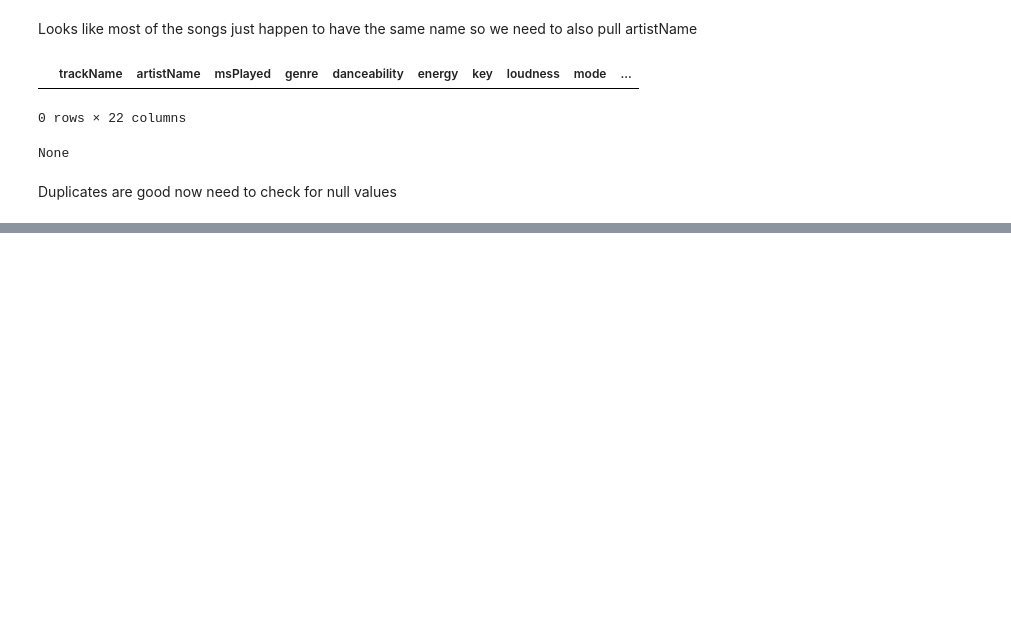
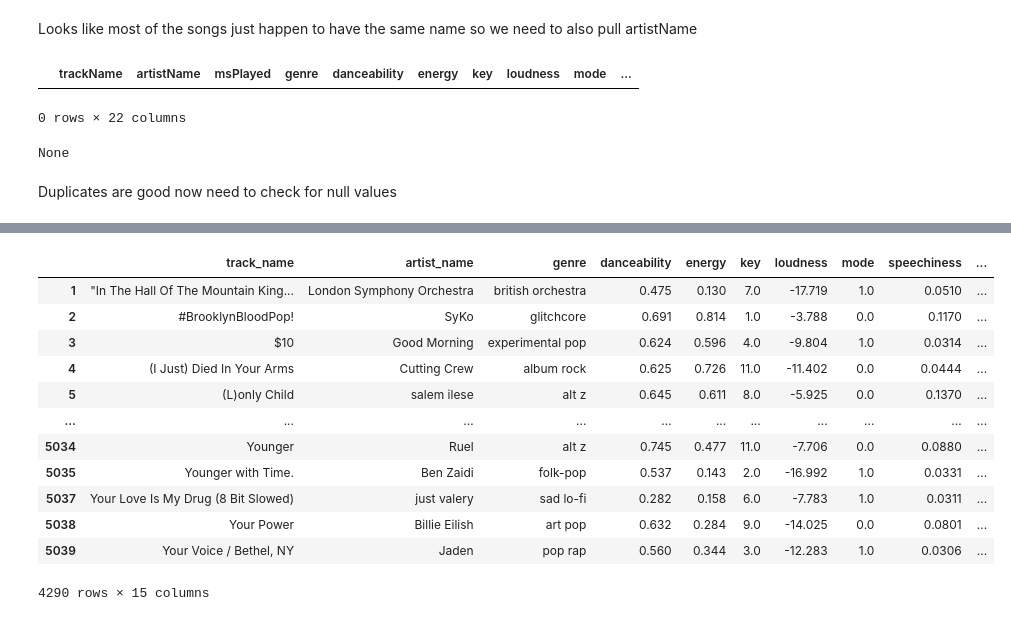
Before and after one commit to mojolemker/3250-data-analytics-template, a Jupyter notebook: code/notebooks/002-kaggleDataCleaning.ipynb, the cells around one changed output, grey strips where cells are left out. Drawn from its saved outputs; the diff is of its cells as text; code cells hidden in the pictures; blank space fills up the shorter version.

Commit message:
Finished data cleaning
Wrapped up data cleaning and saved to finished csv

```diff
--- a/code/notebooks/002-kaggleDataCleaning.ipynb
+++ b/code/notebooks/002-kaggleDataCleaning.ipynb
@@ -141,0 +165,3 @@ Duplicates are good now need to check for null values
+# %%
+# Drop rows wheer danceability is null
+song_characteristics_df = song_characteristics_df[song_characteristics_df['danceability'].notna()]
@@ -141,0 +215,3 @@ Duplicates are good now need to check for null values
+# %%
+# Drop rows wheer danceability is null
+song_characteristics_df = song_characteristics_df[song_characteristics_df['genre'].notna()]
@@ -141,0 +311,6 @@ Duplicates are good now need to check for null values
+# %%
+# Change columns to categorical
+song_characteristics_df['genre_edited'] = song_characteristics_df['genre'].astype('category')
+song_characteristics_df['key_edited'] = song_characteristics_df['key'].astype('category')
+song_characteristics_df['time_signature_edited'] = song_characteristics_df['key'].astype('category')
+song_characteristics_df['mode_edited'] = song_characteristics_df['mode'].astype('category')
@@ -141,0 +338,28 @@ Duplicates are good now need to check for null values
+# %%
+# Select and order the correct columns into cleaned dataframe
+clean_df_columns = ['trackName', 'artistName', 'genre_edited', 'danceability', 'energy', 'key_edited', 'loudness', 'mode_edited', 'speechiness', 'acousticness', 'liveness', 'valence', 'tempo', 'duration_ms', 'time_signature_edited']
+song_characteristics_df_clean = song_characteristics_df[clean_df_columns]
+# %%
+# Rename to match data dictionairy
+song_characteristics_df_clean.rename(columns={
+                                     'trackName': 'track_name',
+                                     'artistName': 'artist_name',
+                                     'genre_edited': 'genre',
+                                     'mode_edited': 'mode',
+                                     'key_edited': 'key',
+                                     'time_signature_edited': 'time_signature'
+                                     })
+# %% [output]
+|  | track_name | artist_name | genre | danceability | energy | key | loudness | mode | speechiness | ... |
+| 1 | "In The Hall Of The Mountain King... | London Symphony Orchestra | british orchestra | 0.475 | 0.130 | 7.0 | -17.719 | 1.0 | 0.0510 | ... |
+| 2 | #BrooklynBloodPop! | SyKo | glitchcore | 0.691 | 0.814 | 1.0 | -3.788 | 0.0 | 0.1170 | ... |
+| 3 | $10 | Good Morning | experimental pop | 0.624 | 0.596 | 4.0 | -9.804 | 1.0 | 0.0314 | ... |
+| 4 | (I Just) Died In Your Arms | Cutting Crew | album rock | 0.625 | 0.726 | 11.0 | -11.402 | 0.0 | 0.0444 | ... |
+| 5 | (L)only Child | salem ilese | alt z | 0.645 | 0.611 | 8.0 | -5.925 | 0.0 | 0.1370 | ... |
+| ... | ... | ... | ... | ... | ... | ... | ... | ... | ... | ... |
+| 5034 | Younger | Ruel | alt z | 0.745 | 0.477 | 11.0 | -7.706 | 0.0 | 0.0880 | ... |
+| 5035 | Younger with Time. | Ben Zaidi | folk-pop | 0.537 | 0.143 | 2.0 | -16.992 | 1.0 | 0.0331 | ... |
+| 5037 | Your Love Is My Drug (8 Bit Slowed) | just valery | sad lo-fi | 0.282 | 0.158 | 6.0 | -7.783 | 1.0 | 0.0311 | ... |
+| 5038 | Your Power | Billie Eilish | art pop | 0.632 | 0.284 | 9.0 | -14.025 | 0.0 | 0.0801 | ... |
+| 5039 | Your Voice / Bethel, NY | Jaden | pop rap | 0.560 | 0.344 | 3.0 | -12.283 | 1.0 | 0.0306 | ... |
+4290 rows × 15 columns
```
Also changed, not shown: parts of 14 cells of this notebook, 5 other files.
